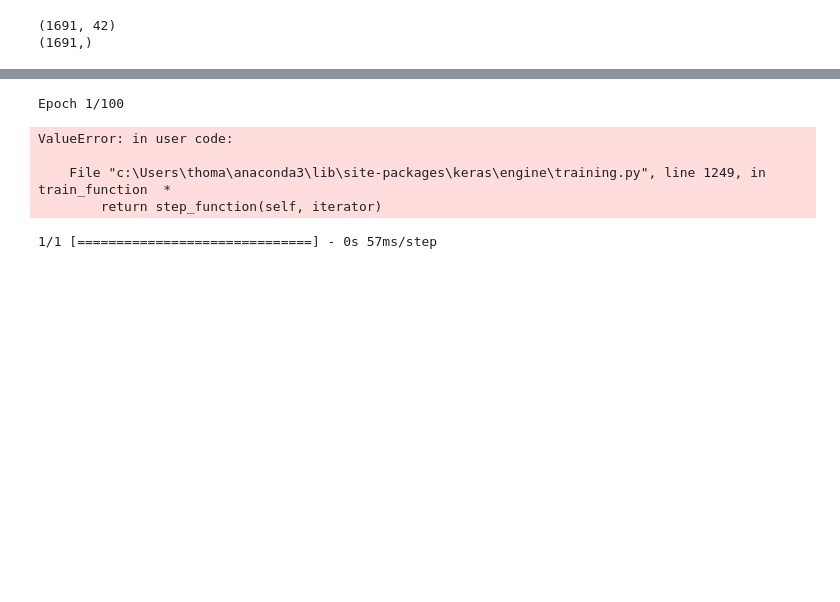
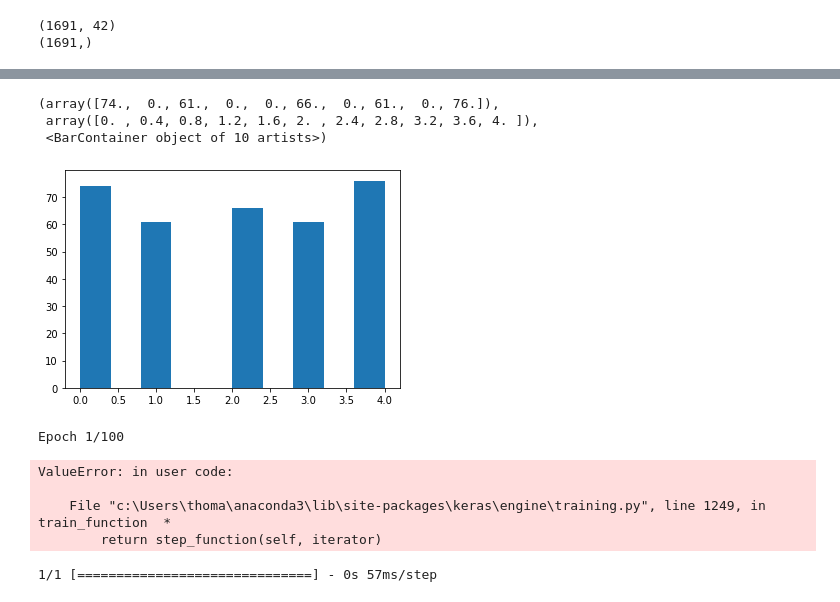
Before and after one commit to ThoLes94/GesteIA, a Jupyter notebook: geste.ipynb, the cells around one changed output, grey strips where cells are left out. Saved outputs shown, nothing was run; the diff lists cells and outputs as text; code cells hidden in the pictures; blank space fills up the shorter version.

```diff
--- a/geste.ipynb
+++ b/geste.ipynb
@@ -104,0 +105,5 @@ array([[-0.00178372,  0.05394217,  0.08625332,  0.07427401, -0.03657658]],
+# %%
+X_test = X_data1[0:int(X_data1.shape[0]*0.2)]
+Y_test = Y_labels[0:int(Y_labels.shape[0]*0.2)]
+X_train = X_data1[int(X_data1.shape[0]*0.2):]
+Y_train = Y_labels[int(Y_labels.shape[0]*0.2):]
@@ -105,3 +167,10 @@ array([[-0.00178372,  0.05394217,  0.08625332,  0.07427401, -0.03657658]],
+# %%
+plt.hist(Y_test)
+# %% [output]
+(array([74.,  0., 61.,  0.,  0., 66.,  0., 61.,  0., 76.]),
+ array([0. , 0.4, 0.8, 1.2, 1.6, 2. , 2.4, 2.8, 3.2, 3.6, 4. ]),
+ <BarContainer object of 10 artists>)
+[figure, added]
 # %%
 # Train the model
 model.compile(optimizer='adam',
```
Also changed, not shown: parts of 10 cells of this notebook.
